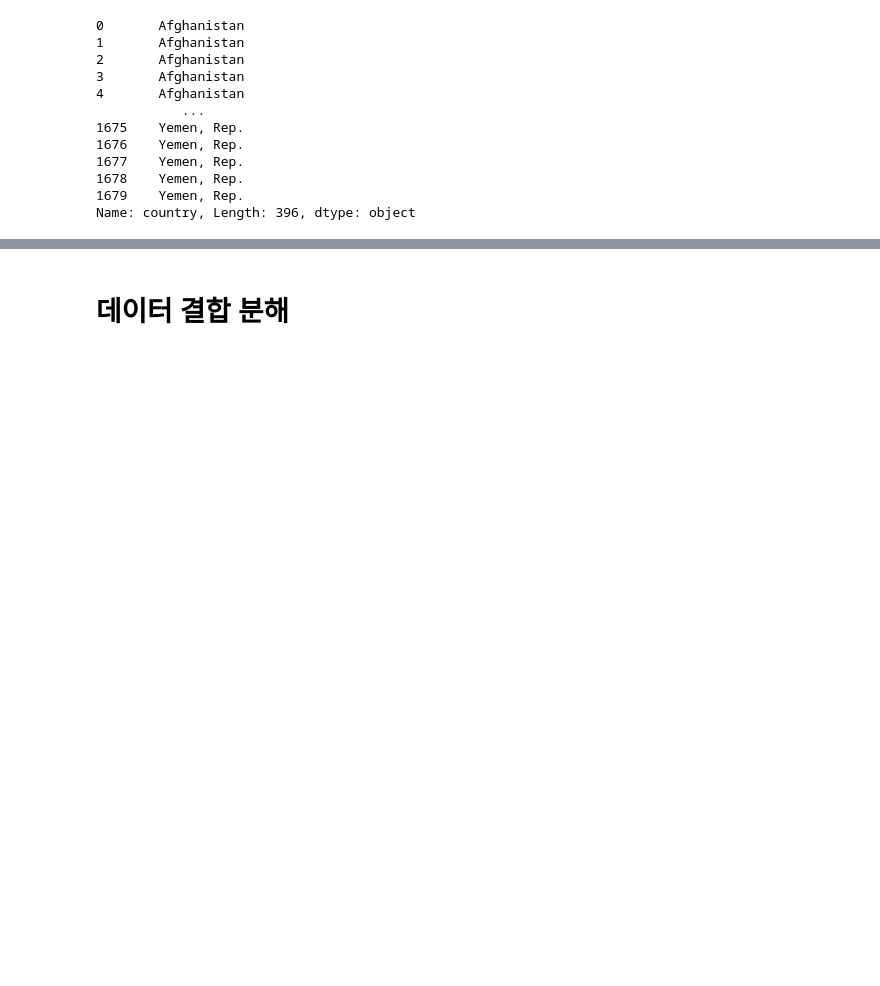
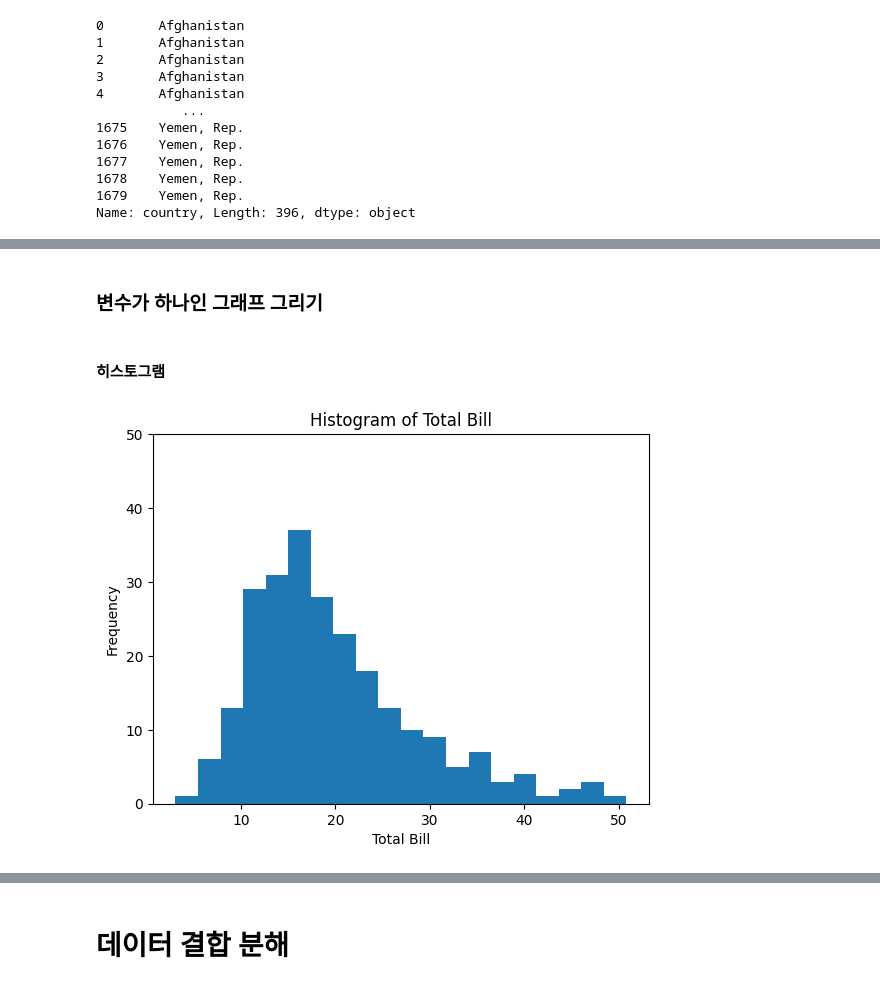
Before and after one commit to shkim-3988/Python-Study, a Jupyter notebook: pandas_learn.ipynb, the cells around one changed output, grey strips where cells are left out. Cells and saved outputs as stored; diff of their text form; code cells hidden in the pictures; blank space fills up the shorter version.

```diff
--- a/pandas_learn.ipynb
+++ b/pandas_learn.ipynb
@@ -629,0 +618,4 @@ df[:4]
+# %%
+# tips 데이터셋을 seaborn 라이브러리에서 불러옴.
+tips = sns.load_dataset('tips')
+tips.info()
@@ -629,0 +637,18 @@ df[:4]
+# %% [markdown]
+### 변수가 하나인 그래프 그리기
+# %% [markdown]
+#### 히스토그램
+# %%
+fig  = plt.figure()
+axes1 = fig.add_subplot(1,1,1)
+
+axes1.hist( x = tips['total_bill'], bins = 20)   # bins = 10 : 데이터 전체의 영역을 10개의 영역으로 구별함을 의미
+
+axes1.set_title('Histogram of Total Bill')
+axes1.set_xlabel('Total Bill')
+axes1.set_ylabel('Frequency')
+plt.ylim(0,50)                         # y 축 범위를 임의로 변경
+
+plt.show()
+# %% [output]
+[figure, added]
```
Also changed, not shown: parts of 89 cells of this notebook.
